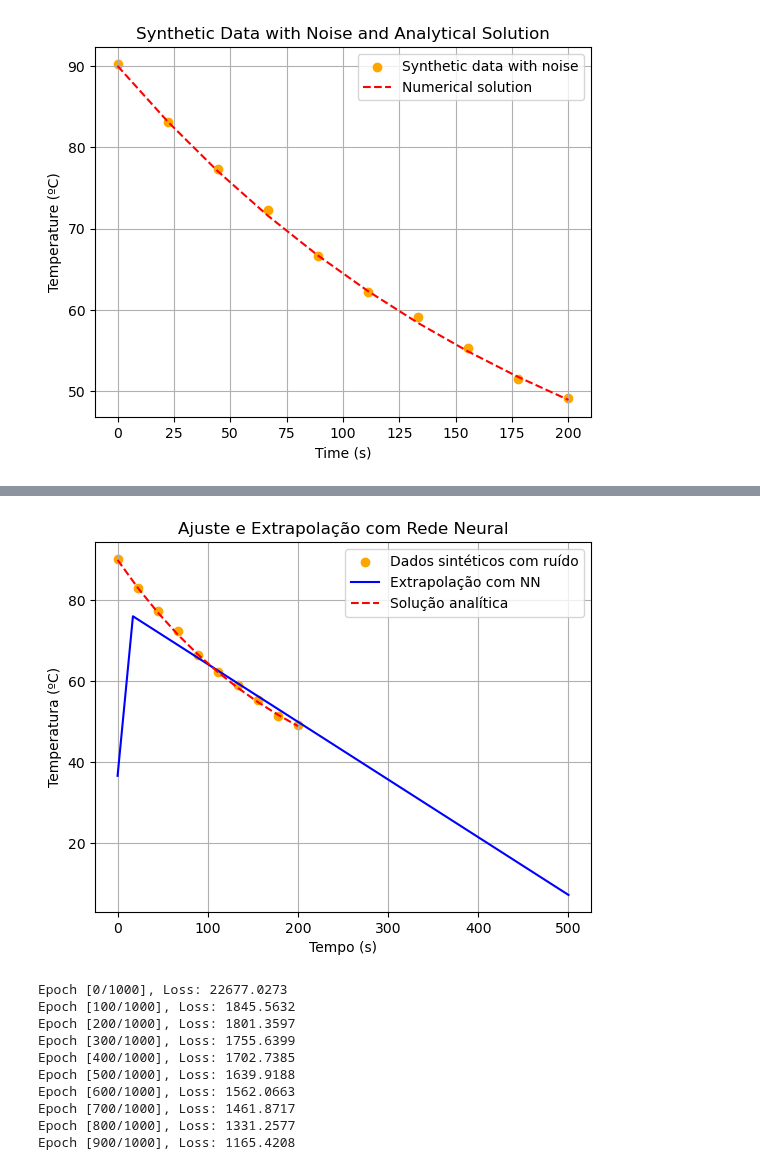
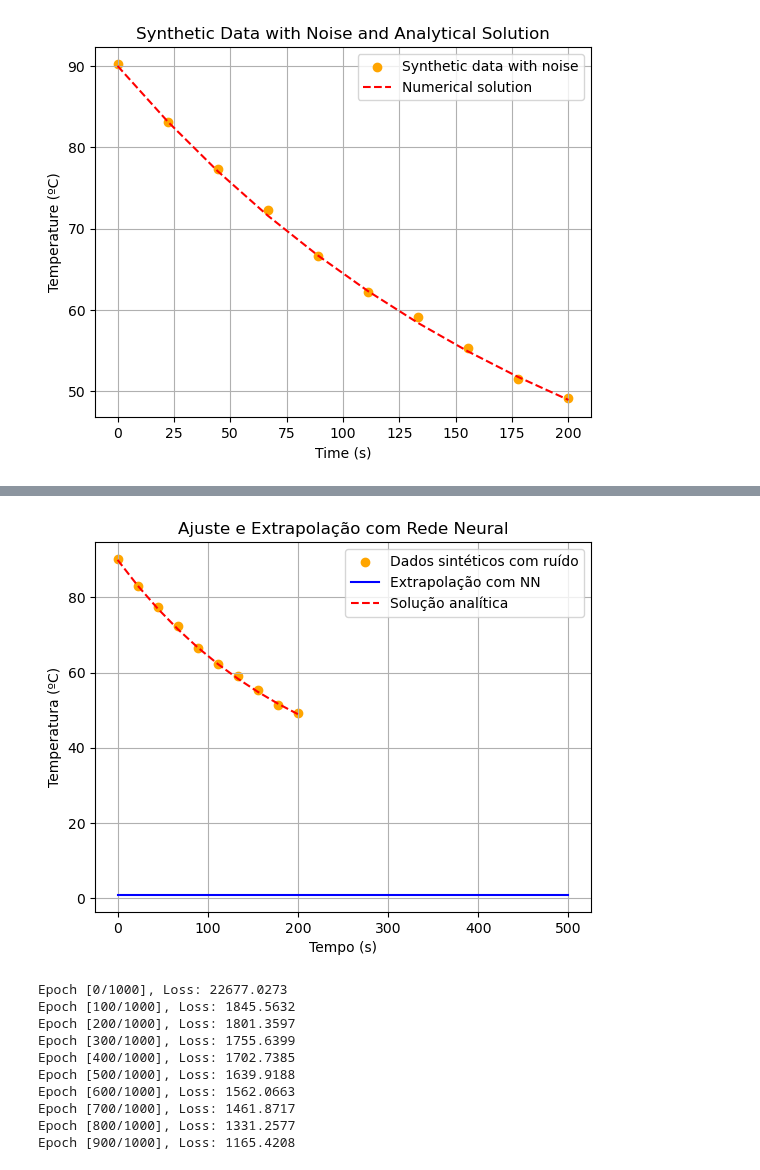
Before and after one commit to brunamendesfis/Computational_Physics, a Jupyter notebook: Redes_Neurais/Atividade_04/Exercício_01.ipynb, the cells around one changed output, grey strips where cells are left out. Drawn from its saved outputs; the diff is of its cells as text; code cells hidden in the pictures.

```diff
--- a/Redes_Neurais/Atividade_04/Exercício_01.ipynb
+++ b/Redes_Neurais/Atividade_04/Exercício_01.ipynb
@@ -153,7 +153,7 @@ model = models.Sequential([
 ])
 
 # Compilando o modelo
-model.compile(optimizer=tf.keras.optimizers.Adam(learning_rate=0.0069), loss='mse')
+model.compile(optimizer=tf.keras.optimizers.Adam(learning_rate=0.001), loss='mse')
 
 # Treinando a rede
 model.fit(X_train, y_train, epochs=800, verbose=True)
@@ -194,4 +194,4 @@ Epoch 800/800
-[figure, old version]
+[figure, new version]
 # %%
 class PINN(tf.keras.Model):
     def __init__(self, r=0.005):
```
Also changed, not shown: parts of 1 cell of this notebook.
